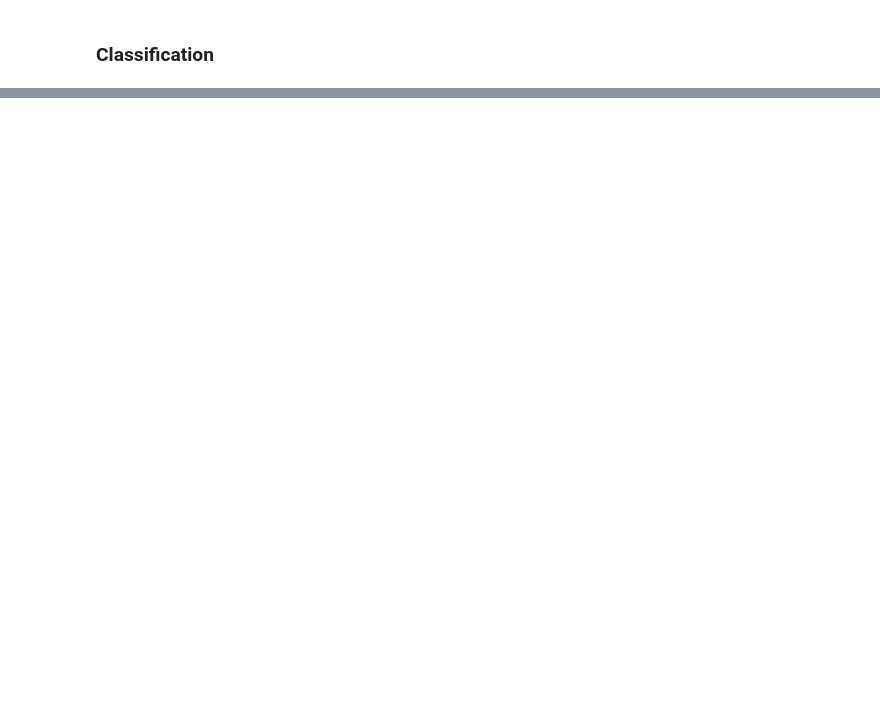
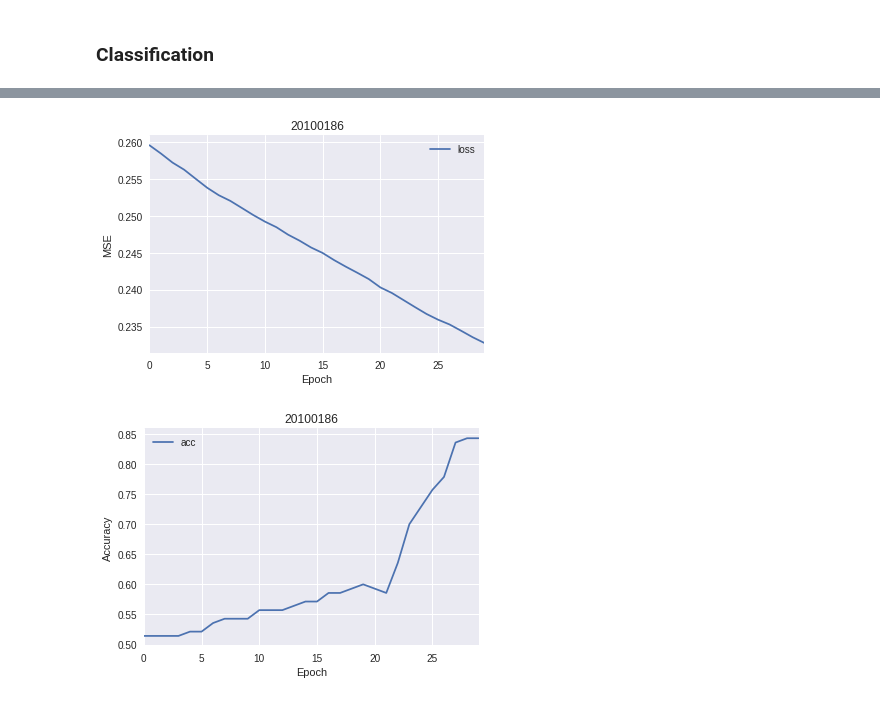
Before and after one commit to ghulammali/CS437-Deep-Learning, a Jupyter notebook: PA 02 NNC Optimization/DL_HW2.ipynb, the cells around one changed output, grey strips where cells are left out. Cells and saved outputs as stored; diff of their text form; code cells hidden in the pictures; blank space fills up the shorter version.

```diff
--- a/PA 02 NNC Optimization/DL_HW2.ipynb
+++ b/PA 02 NNC Optimization/DL_HW2.ipynb
@@ -816,7 +975,16 @@ def root_mean_squared_logarithmic_error(y_pred, y_true):
+# %%
+def mean_squared_error(y_pred, y_true):
+    return k.mean(k.square(y_pred - y_true), axis = -1)
+
+def cross_entropy_loss(y_pred, y_true):
+    return -k.sum(y_true * k.log(y_pred+1), axis = -1)
+
+def root_mean_squared_logarithmic_error(y_pred, y_true):
+    return k.sqrt(k.mean(k.square(k.log( (y_pred+1) / (y_true+1)))))
 # %%
 model.compile(loss=mean_squared_error,
               optimizer='sgd',
-              metrics=['accuracy'])
+              metrics=['acc'])
 # %%
 history = model.fit(x_train, y_train,
                     batch_size=batch_size,
@@ -825,15 +1011,18 @@ history = model.fit(x_train, y_train,
 # %%
 h = pd.DataFrame(history.history)
 
 h[['loss']].plot();
 plt.gca().set_xlabel('Epoch');
 plt.gca().set_ylabel('MSE');
 plt.gca().set_title(f'{rollnumber}');
 
-h[['accuracy']].plot();
+h[['acc']].plot();
 plt.gca().set_xlabel('Epoch');
 plt.gca().set_ylabel('Accuracy');
 plt.gca().set_title(f'{rollnumber}');
+# %% [output]
+[figure, added]
+[figure, added]
 # %%
 score = model.evaluate(x_test, y_test,
                        verbose=1)
```
Also changed, not shown: parts of 39 cells of this notebook.
